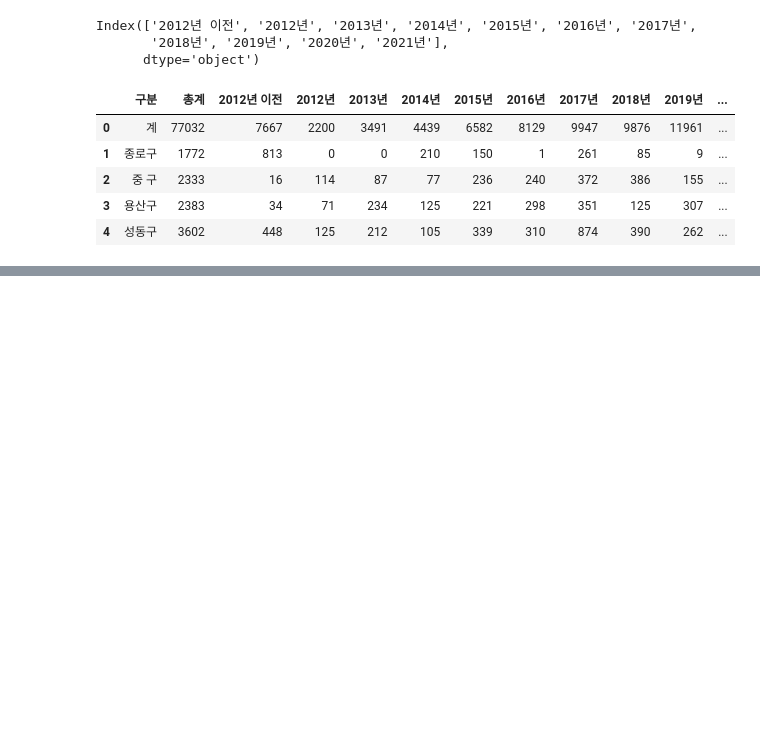
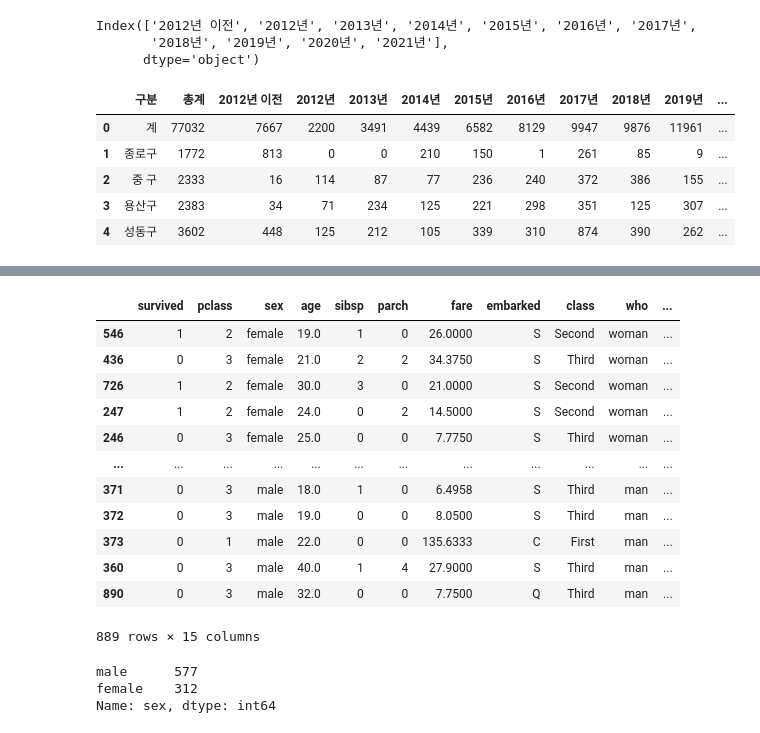
Before and after one commit to kyungseokAN/DataAnalysis-2021-11-26, a Jupyter notebook: 02.pandas/u04.DataFrame조작.ipynb, the cells around one changed output, grey strips where cells are left out. Drawn from its saved outputs; the diff is of its cells as text; code cells hidden in the pictures; blank space fills up the shorter version.

```diff
--- a/02.pandas/u04.DataFrame조작.ipynb
+++ b/02.pandas/u04.DataFrame조작.ipynb
@@ -300,0 +336,22 @@ cctv.head()
+# %%
+titanic.sort_values(by='sex')
+# %% [output]
+|  | survived | pclass | sex | age | sibsp | parch | fare | embarked | class | who | ... |
+| 546 | 1 | 2 | female | 19.0 | 1 | 0 | 26.0000 | S | Second | woman | ... |
+| 436 | 0 | 3 | female | 21.0 | 2 | 2 | 34.3750 | S | Third | woman | ... |
+| 726 | 1 | 2 | female | 30.0 | 3 | 0 | 21.0000 | S | Second | woman | ... |
+| 247 | 1 | 2 | female | 24.0 | 0 | 2 | 14.5000 | S | Second | woman | ... |
+| 246 | 0 | 3 | female | 25.0 | 0 | 0 | 7.7750 | S | Third | woman | ... |
+| ... | ... | ... | ... | ... | ... | ... | ... | ... | ... | ... | ... |
+| 371 | 0 | 3 | male | 18.0 | 1 | 0 | 6.4958 | S | Third | man | ... |
+| 372 | 0 | 3 | male | 19.0 | 0 | 0 | 8.0500 | S | Third | man | ... |
+| 373 | 0 | 1 | male | 22.0 | 0 | 0 | 135.6333 | C | First | man | ... |
+| 360 | 0 | 3 | male | 40.0 | 1 | 4 | 27.9000 | S | Third | man | ... |
+| 890 | 0 | 3 | male | 32.0 | 0 | 0 | 7.7500 | Q | Third | man | ... |
+889 rows × 15 columns
+# %%
+titanic['sex'].value_counts()
+# %% [output]
+male      577
+female    312
+Name: sex, dtype: int64
```
Also changed, not shown: parts of 18 cells of this notebook, 6 other files.
